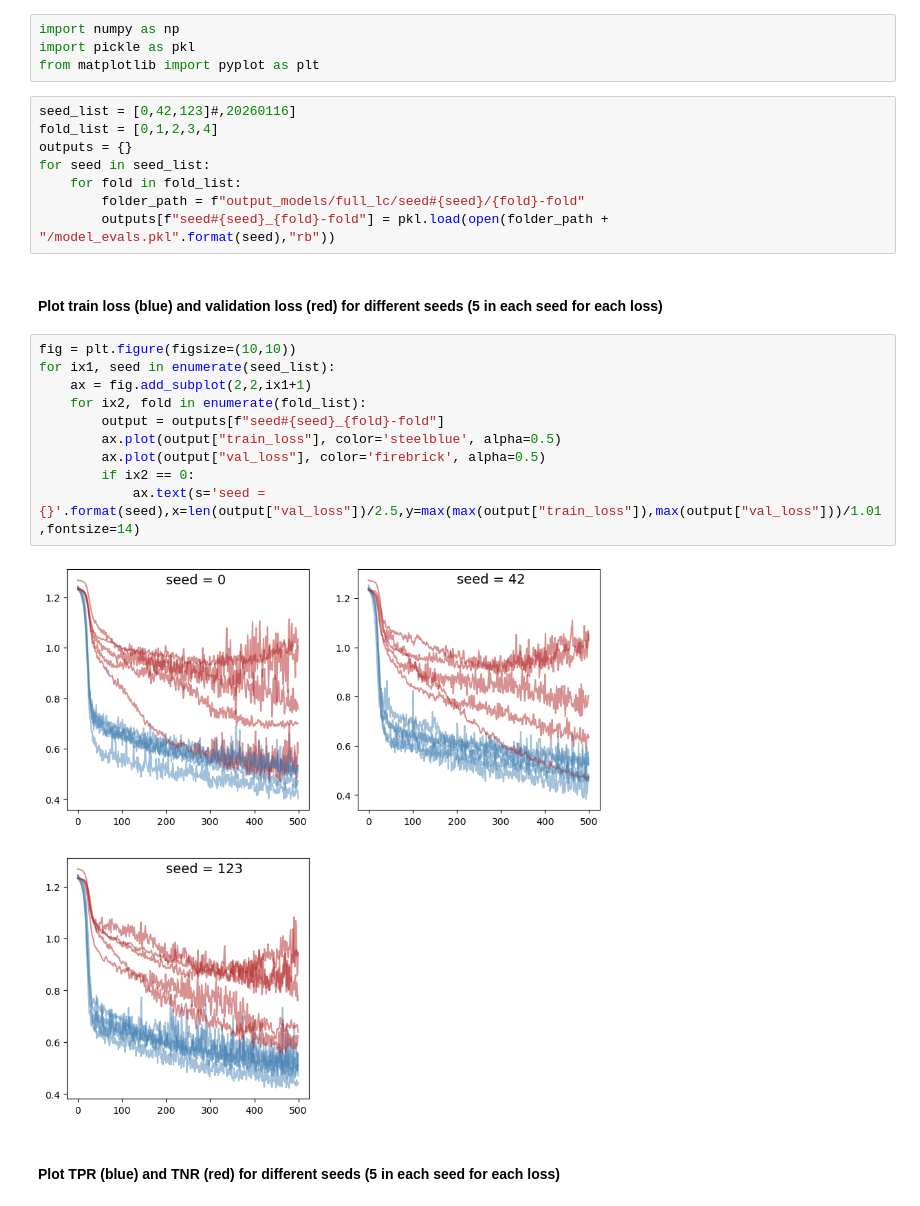
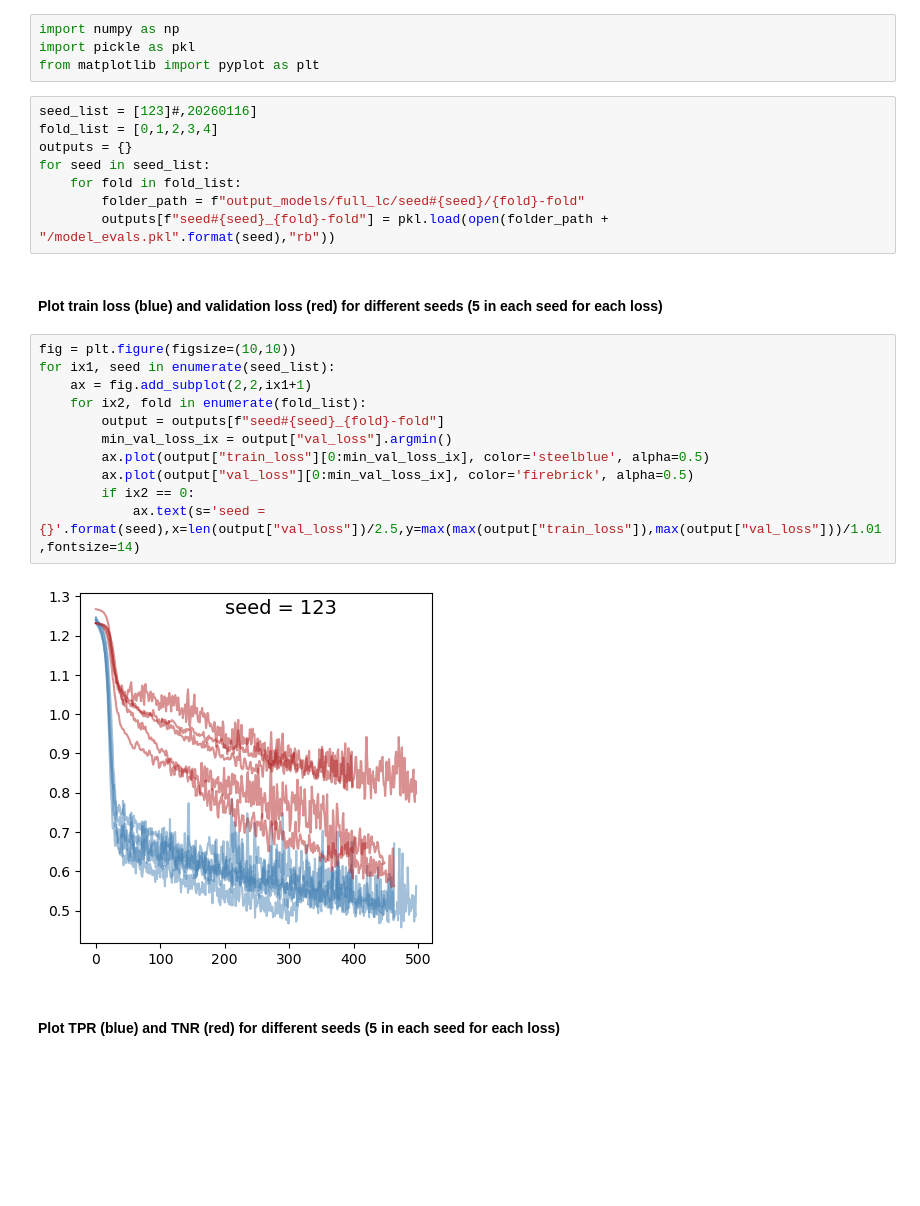
Before and after one commit to itaisfaradi/LSTransient_classifier, a Jupyter notebook: post_processing.ipynb, the cells around one changed output. Drawn from its saved outputs; the diff is of its cells as text; blank space fills up the shorter version.

```diff
--- a/post_processing.ipynb
+++ b/post_processing.ipynb
@@ -5,7 +5,7 @@ import numpy as np
 import pickle as pkl
 from matplotlib import pyplot as plt
 # %%
-seed_list = [0,42,123]#,20260116]
+seed_list = [123]#,20260116]
 fold_list = [0,1,2,3,4]
 outputs = {}
 for seed in seed_list:
@@ -17,15 +17,16 @@ for seed in seed_list:
 # %%
 fig = plt.figure(figsize=(10,10))
 for ix1, seed in enumerate(seed_list):
     ax = fig.add_subplot(2,2,ix1+1)
     for ix2, fold in enumerate(fold_list):
         output = outputs[f"seed#{seed}_{fold}-fold"]
-        ax.plot(output["train_loss"], color='steelblue', alpha=0.5)
-        ax.plot(output["val_loss"], color='firebrick', alpha=0.5)
+        min_val_loss_ix = output["val_loss"].argmin()
+        ax.plot(output["train_loss"][0:min_val_loss_ix], color='steelblue', alpha=0.5)
+        ax.plot(output["val_loss"][0:min_val_loss_ix], color='firebrick', alpha=0.5)
         if ix2 == 0:
             ax.text(s='seed = {}'.format(seed),x=len(output["val_loss"])/2.5,y=max(max(output["train_loss"]),max(output["val_loss"]))/1.01,fontsize=14)
 # %% [output]
-[figure, old version]
+[figure, new version]
 # %% [markdown]
 #### Plot TPR (blue) and TNR (red) for different seeds (5 in each seed for each loss)
 # %%
```
Also changed, not shown: parts of 4 cells of this notebook.
